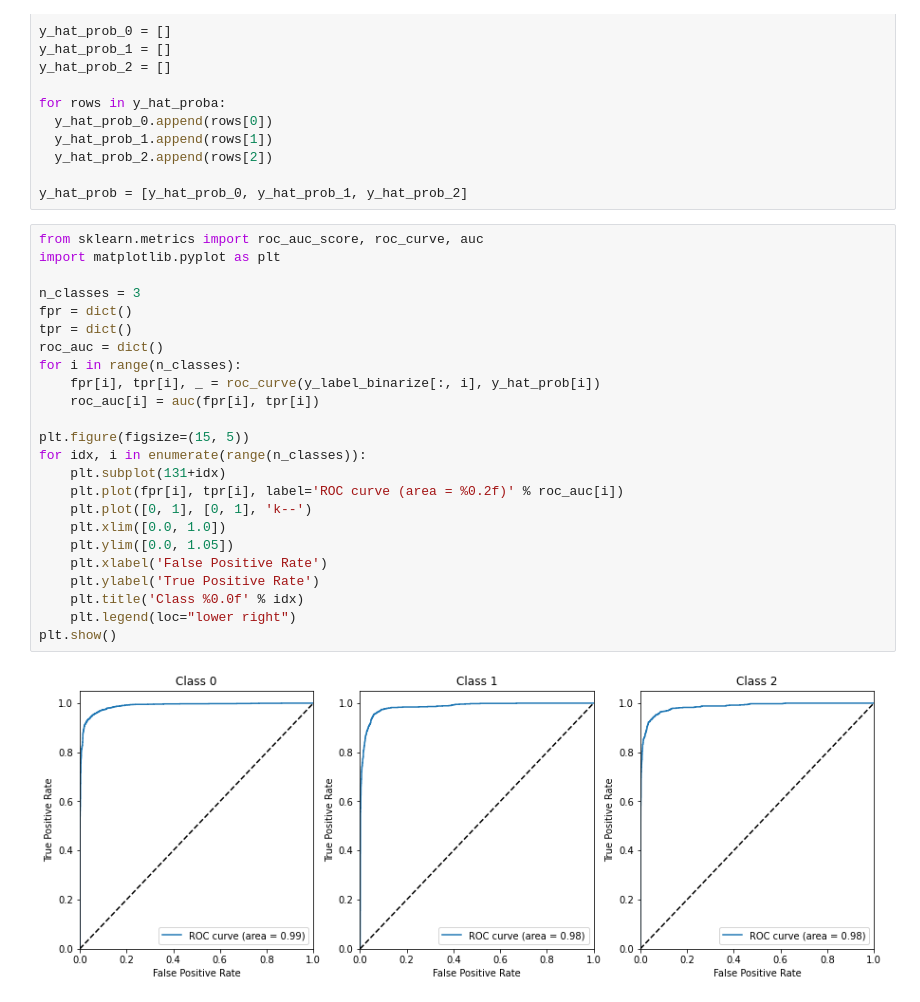
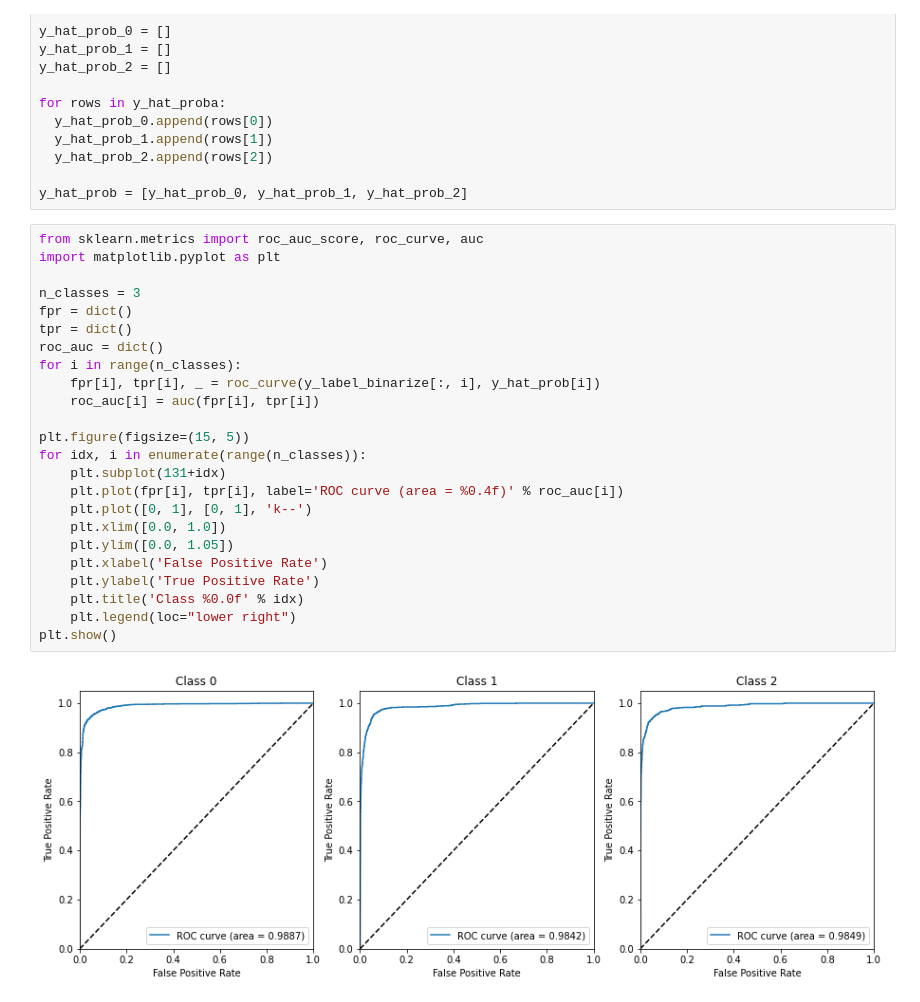
Before and after one commit to 82KJ/ARS-system-for-protecting-telephone-counselor, a Jupyter notebook: Model/Model_Evaluation.ipynb, the cells around one changed output. Saved outputs shown, nothing was run; the diff lists cells and outputs as text.

```diff
--- a/Model/Model_Evaluation.ipynb
+++ b/Model/Model_Evaluation.ipynb
@@ -266,26 +266,26 @@ y_hat_prob = [y_hat_prob_0, y_hat_prob_1, y_hat_prob_2]
 # %%
 from sklearn.metrics import roc_auc_score, roc_curve, auc
 import matplotlib.pyplot as plt
 
 n_classes = 3
 fpr = dict()
 tpr = dict()
 roc_auc = dict()
 for i in range(n_classes):
     fpr[i], tpr[i], _ = roc_curve(y_label_binarize[:, i], y_hat_prob[i])
     roc_auc[i] = auc(fpr[i], tpr[i])
 
 plt.figure(figsize=(15, 5))
 for idx, i in enumerate(range(n_classes)):
     plt.subplot(131+idx)
-    plt.plot(fpr[i], tpr[i], label='ROC curve (area = %0.2f)' % roc_auc[i])
+    plt.plot(fpr[i], tpr[i], label='ROC curve (area = %0.4f)' % roc_auc[i])
     plt.plot([0, 1], [0, 1], 'k--')
     plt.xlim([0.0, 1.0])
     plt.ylim([0.0, 1.05])
     plt.xlabel('False Positive Rate')
     plt.ylabel('True Positive Rate')
     plt.title('Class %0.0f' % idx)
     plt.legend(loc="lower right")
 plt.show()
 # %% [output]
-[figure, old version]
+[figure, new version]
```
Also changed, not shown: parts of 2 cells of this notebook.
